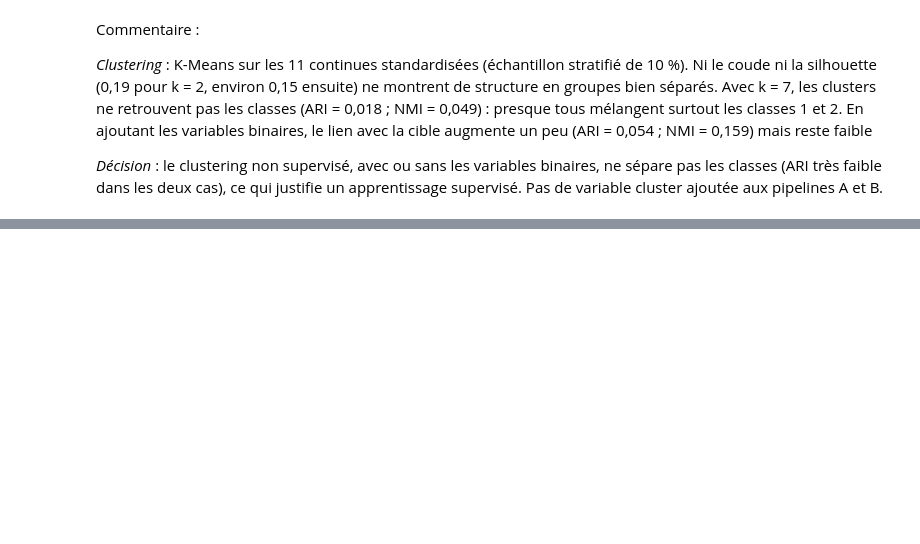
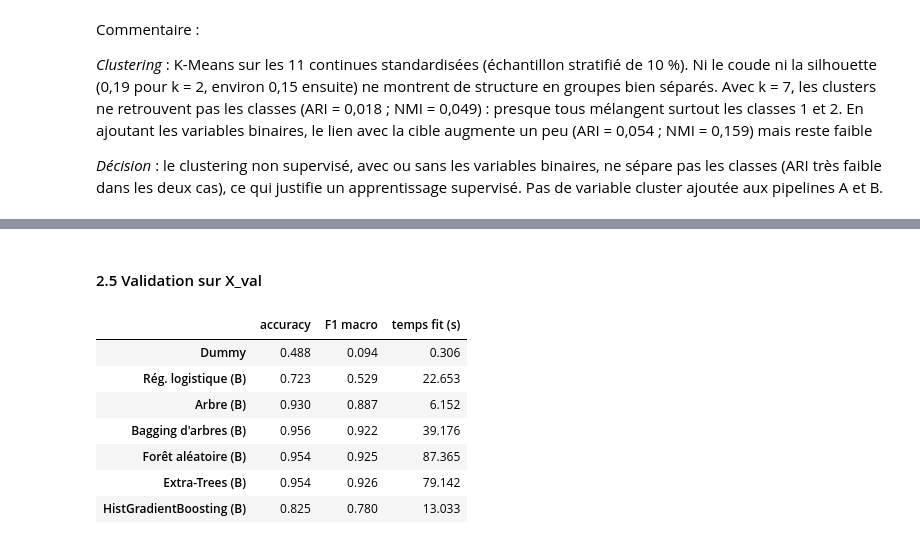
Before and after one commit to esukhee/Projet_AAA_PUJOL_SUKHEE, a Jupyter notebook: project.ipynb, the cells around one changed output, grey strips where cells are left out. Cells and saved outputs as stored; diff of their text form; code cells hidden in the pictures; blank space fills up the shorter version.

```diff
--- a/project.ipynb
+++ b/project.ipynb
@@ -405,0 +563,34 @@ Commentaire :
+# %% [markdown]
+#### 2.5 Validation sur X_val
+# %%
+from sklearn.dummy import DummyClassifier
+from sklearn.metrics import accuracy_score, f1_score
+
+candidats = {
+    "Dummy": (lambda: DummyClassifier(strategy="most_frequent"), False),
+    "Rég. logistique (B)": (lambda: LogisticRegression(max_iter=500), True),
+    "Arbre (B)": (lambda: DecisionTreeClassifier(random_state=RANDOM_STATE), False),
+    "Bagging d'arbres (B)": (lambda: BaggingClassifier(DecisionTreeClassifier(), n_estimators=10, random_state=RANDOM_STATE), False),
+    "Forêt aléatoire (B)": (lambda: RandomForestClassifier(n_estimators=100, random_state=RANDOM_STATE), False),
+    "Extra-Trees (B)": (lambda: ExtraTreesClassifier(n_estimators=100, random_state=RANDOM_STATE), False),
+    "HistGradientBoosting (B)": (lambda: HistGradientBoostingClassifier(random_state=RANDOM_STATE), False),
+}
+validation = {}
+for nom, (mk, scale) in candidats.items():
+    m = make_pipeline_(mk(), "B", scale=scale)
+    t = time.time(); m.fit(X_train, y_train); tf = time.time() - t       # entraînement sur train uniquement
+    pred = m.predict(X_val)                                              # évaluation sur validation
+    validation[nom] = {"accuracy": accuracy_score(y_val, pred),
+                       "F1 macro": f1_score(y_val, pred, average="macro"),
+                       "temps fit (s)": tf}
+    del m, pred; gc.collect()                                            # libère la mémoire
+display(pd.DataFrame(validation).T.round(3))
+# %% [output]
+|  | accuracy | F1 macro | temps fit (s) |
+| Dummy | 0.488 | 0.094 | 0.306 |
+| Rég. logistique (B) | 0.723 | 0.529 | 22.653 |
+| Arbre (B) | 0.930 | 0.887 | 6.152 |
+| Bagging d'arbres (B) | 0.956 | 0.922 | 39.176 |
+| Forêt aléatoire (B) | 0.954 | 0.925 | 87.365 |
+| Extra-Trees (B) | 0.954 | 0.926 | 79.142 |
+| HistGradientBoosting (B) | 0.825 | 0.780 | 13.033 |
```
Also changed, not shown: parts of 21 cells of this notebook.
